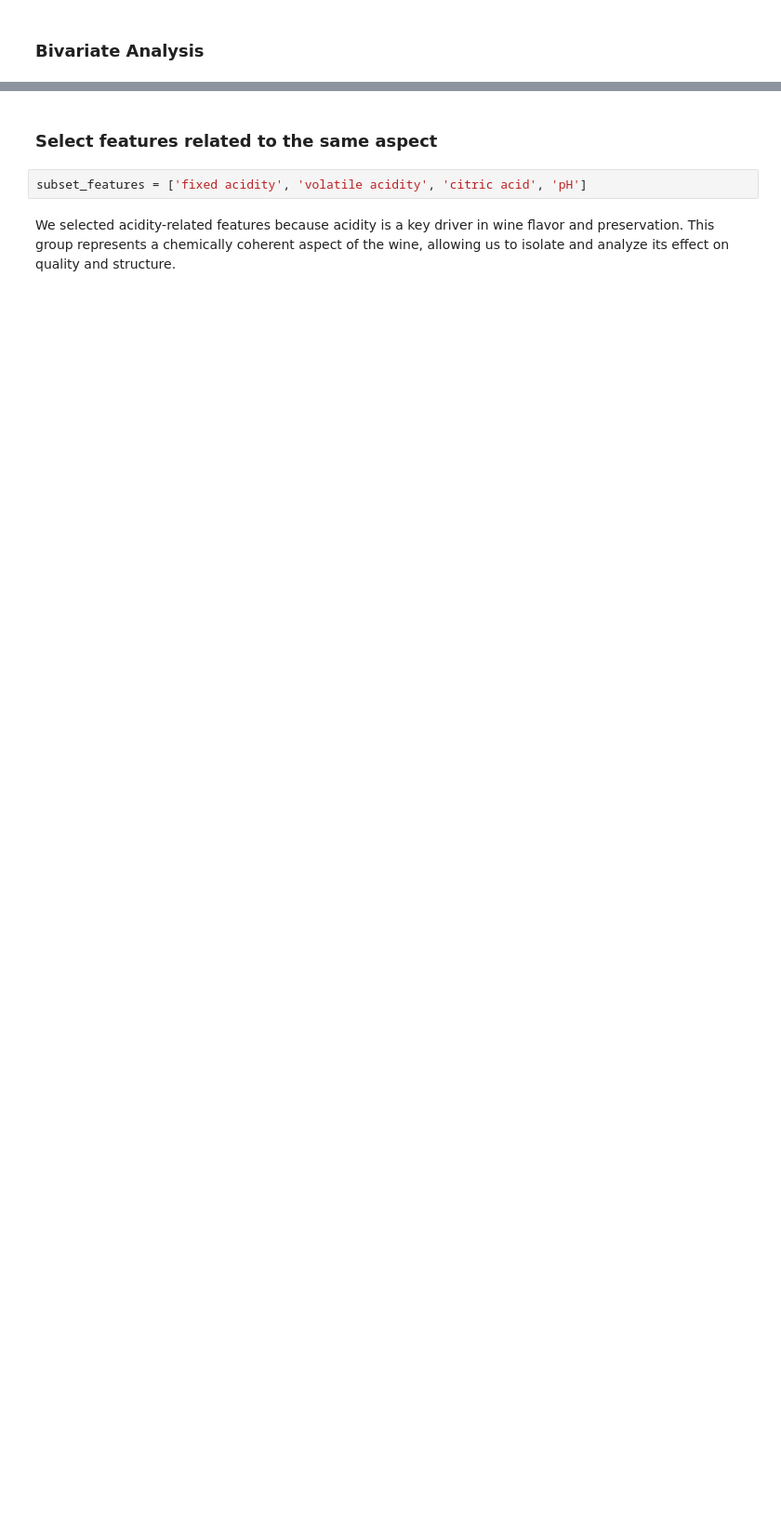
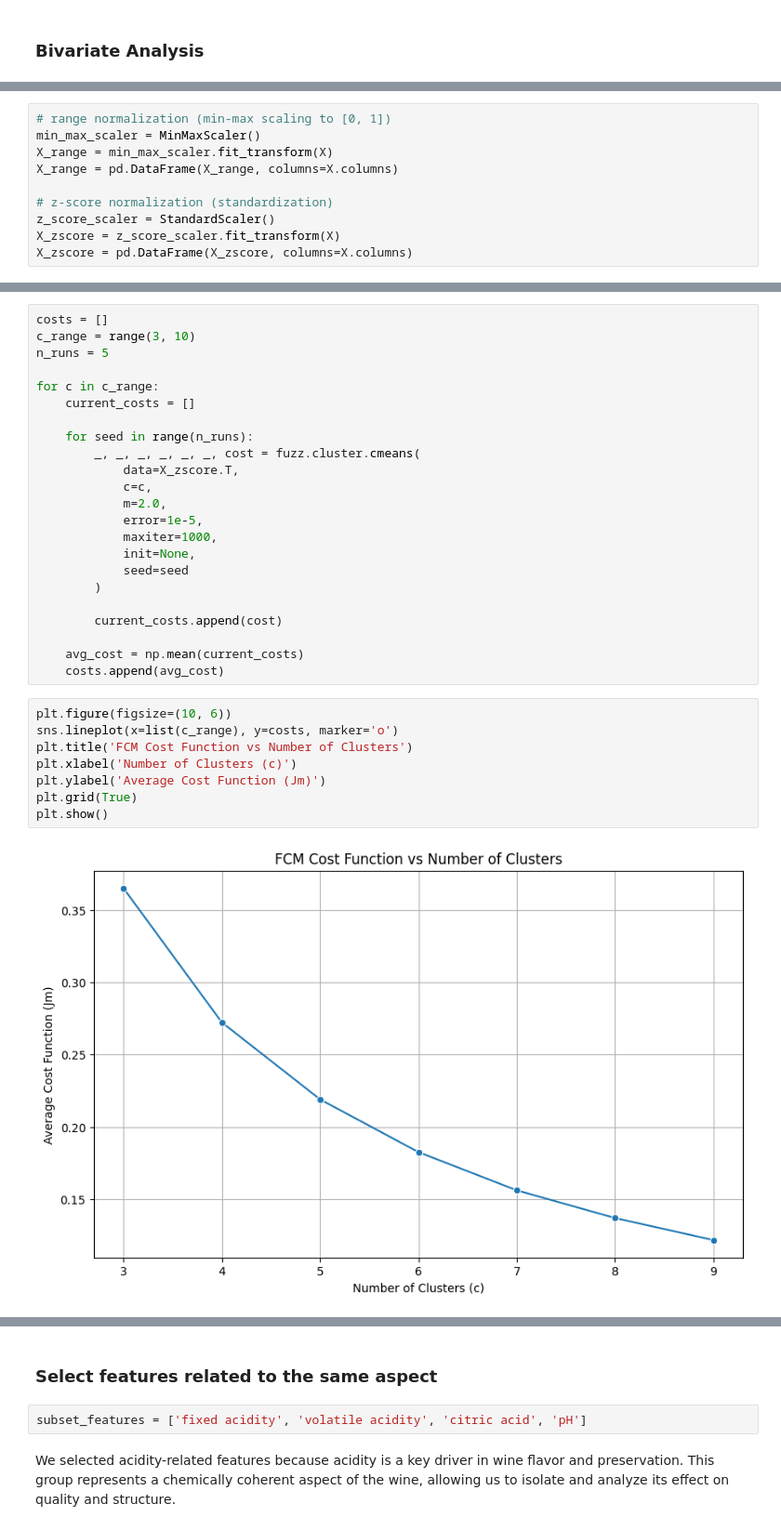
Before and after one commit to tiagosantos63390/pad_proj1, a Jupyter notebook: project1.ipynb, the cells around one changed output, grey strips where cells are left out. Shown at 93% size. Cells and saved outputs as stored; diff of their text form; blank space fills up the shorter version.

Commit message:
fuzzy clustering with anomalous pattern done

```diff
--- a/project1.ipynb
+++ b/project1.ipynb
@@ -487,0 +96,10 @@ Principal Component Analysis
+# %%
+# range normalization (min-max scaling to [0, 1])
+min_max_scaler = MinMaxScaler()
+X_range = min_max_scaler.fit_transform(X)
+X_range = pd.DataFrame(X_range, columns=X.columns)
+
+# z-score normalization (standardization)
+z_score_scaler = StandardScaler()
+X_zscore = z_score_scaler.fit_transform(X)
+X_zscore = pd.DataFrame(X_zscore, columns=X.columns)
@@ -487,0 +108,33 @@ Principal Component Analysis
+# %%
+costs = []
+c_range = range(3, 10)
+n_runs = 5
+
+for c in c_range:
+    current_costs = []
+
+    for seed in range(n_runs):
+        _, _, _, _, _, _, cost = fuzz.cluster.cmeans(
+            data=X_zscore.T,
+            c=c,
+            m=2.0,
+            error=1e-5,
+            maxiter=1000,
+            init=None,
+            seed=seed
+        )
+
+        current_costs.append(cost)
+
+    avg_cost = np.mean(current_costs)
+    costs.append(avg_cost)
+# %%
+plt.figure(figsize=(10, 6))
+sns.lineplot(x=list(c_range), y=costs, marker='o')
+plt.title('FCM Cost Function vs Number of Clusters')
+plt.xlabel('Number of Clusters (c)')
+plt.ylabel('Average Cost Function (Jm)')
+plt.grid(True)
+plt.show()
+# %% [output]
+[figure, added]
```
Also changed, not shown: parts of 80 cells of this notebook, 21 other files.
